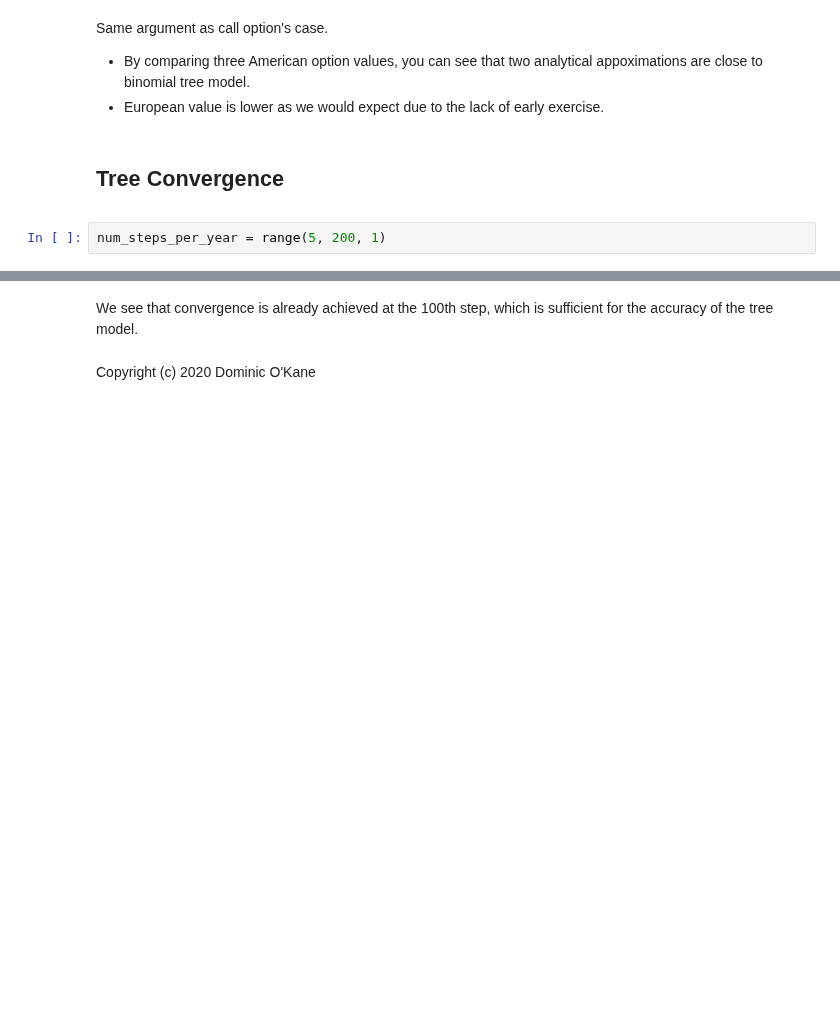
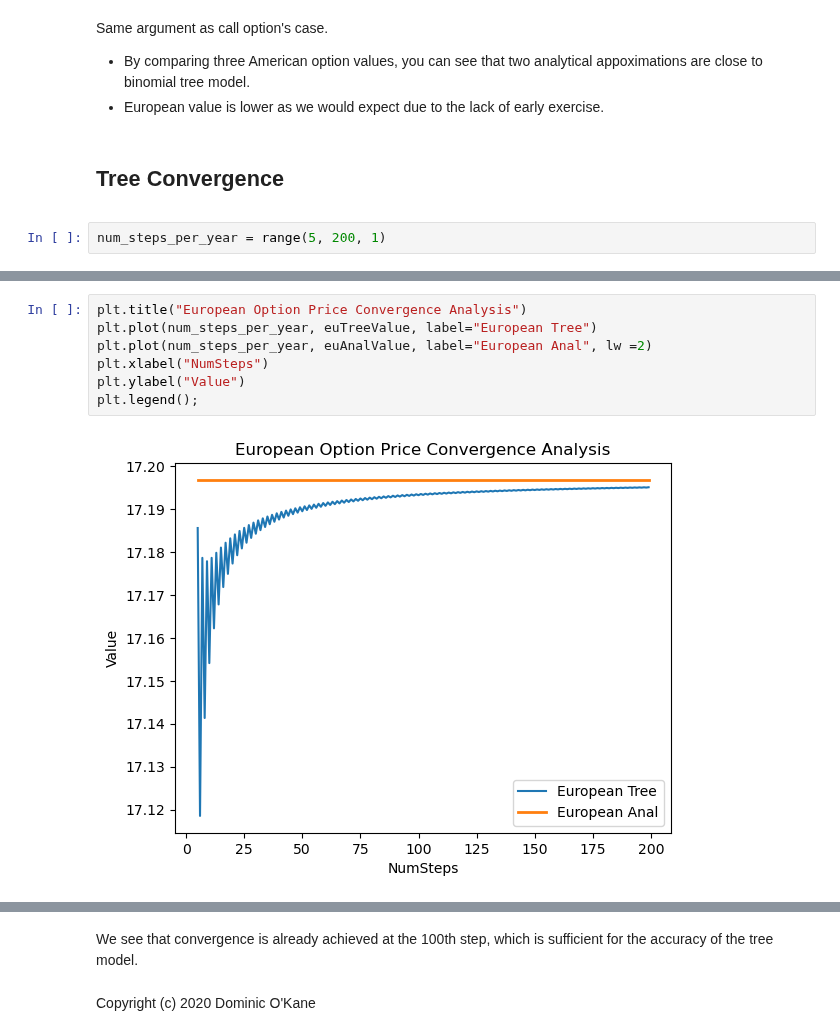
Before and after one commit to domokane/FinancePy, a Jupyter notebook: notebooks/products/equity/EQUITY_AMERICANOPTION_BJERKSUND_STENSLAND_APPROX.ipynb, the cells around one changed output, grey strips where cells are left out. Cells and saved outputs as stored; diff of their text form; blank space fills up the shorter version.

```diff
--- a/notebooks/products/equity/EQUITY_AMERICANOPTION_BJERKSUND_STENSLAND_APPROX.ipynb
+++ b/notebooks/products/equity/EQUITY_AMERICANOPTION_BJERKSUND_STENSLAND_APPROX.ipynb
@@ -200,6 +195,15 @@ for num_steps in num_steps_per_year:
     euAnalValue.append(v_bs)
     amBAWValue.append(v_am_baw)
     amBJSValue.append(v_am_bjs)
+# %%
+plt.title("European Option Price Convergence Analysis")
+plt.plot(num_steps_per_year, euTreeValue, label="European Tree")
+plt.plot(num_steps_per_year, euAnalValue, label="European Anal", lw =2)
+plt.xlabel("NumSteps")
+plt.ylabel("Value")
+plt.legend();
+# %% [output]
+[figure, added]
 # %%
 plt.title("American Option Price Convergence Analysis")
 plt.plot(num_steps_per_year, amTreeValue, label="American Tree")
```
Also changed, not shown: parts of 4 cells of this notebook.
